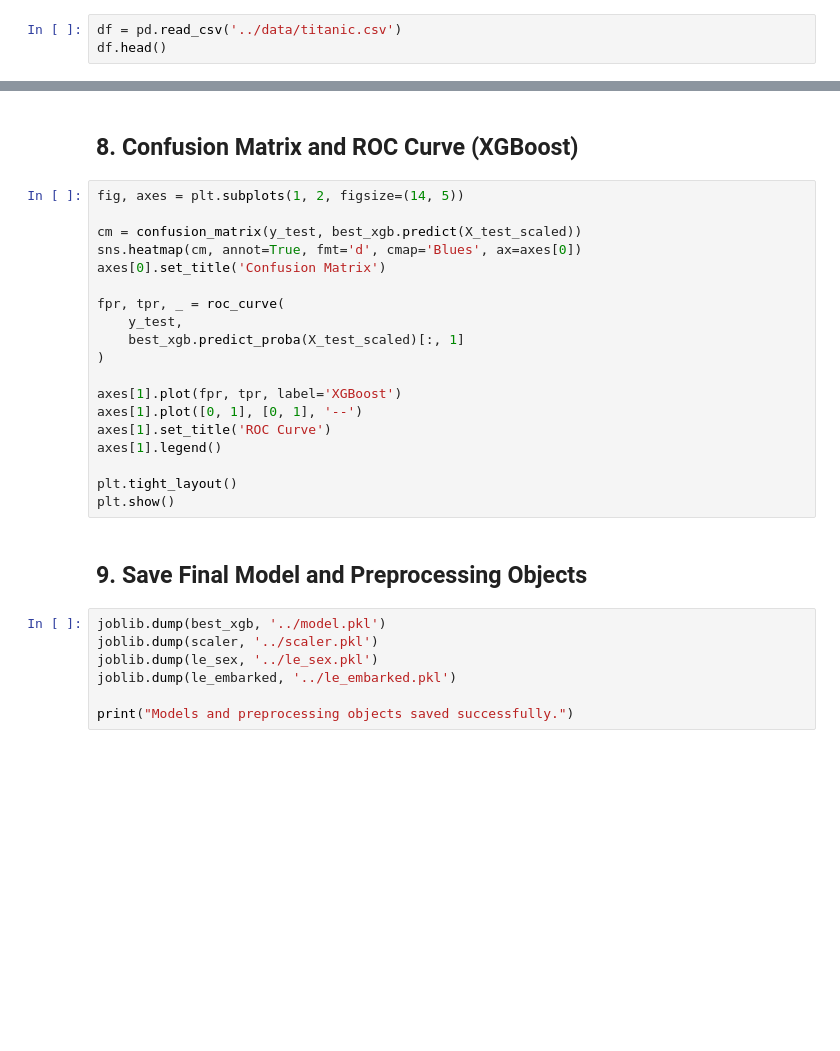
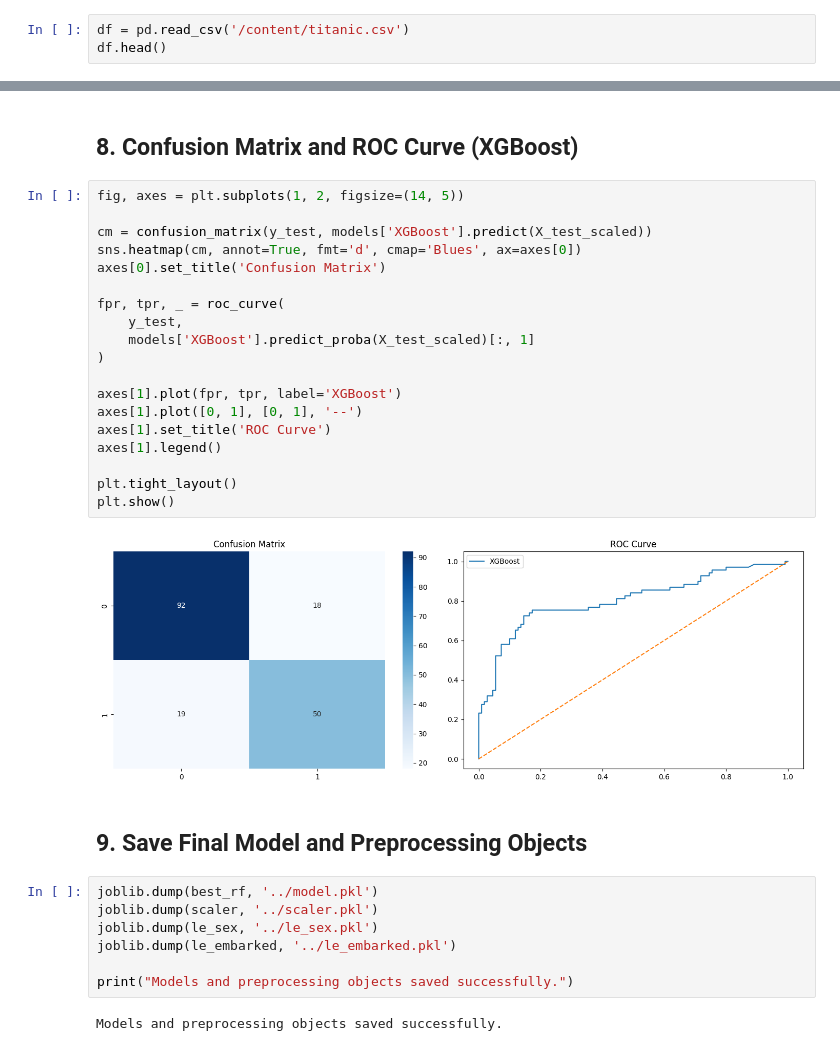
Before and after one commit to yusuuf-mm/Titanic-Survival-Prediction-Optimization-Engine, a Jupyter notebook: notebooks/training.ipynb, the cells around one changed output, grey strips where cells are left out. Saved outputs shown, nothing was run; the diff lists cells and outputs as text; blank space fills up the shorter version.

Commit message:
predict

```diff
--- a/notebooks/training.ipynb
+++ b/notebooks/training.ipynb
@@ -59,7 +34,7 @@ ModuleNotFoundError: No module named 'xgboost'
 # %% [markdown]
 ## 2. Data Loading and Preprocessing
 # %%
-df = pd.read_csv('../data/titanic.csv')
+df = pd.read_csv('/content/titanic.csv')
 df.head()
 # %% [output]
 |  | survived | pclass | sex | age | sibsp | parch | fare | embarked | class | who | ... |
@@ -239,28 +239,32 @@ plt.show()
 # %%
 fig, axes = plt.subplots(1, 2, figsize=(14, 5))
 
-cm = confusion_matrix(y_test, best_xgb.predict(X_test_scaled))
+cm = confusion_matrix(y_test, models['XGBoost'].predict(X_test_scaled))
 sns.heatmap(cm, annot=True, fmt='d', cmap='Blues', ax=axes[0])
 axes[0].set_title('Confusion Matrix')
 
 fpr, tpr, _ = roc_curve(
     y_test,
-    best_xgb.predict_proba(X_test_scaled)[:, 1]
+    models['XGBoost'].predict_proba(X_test_scaled)[:, 1]
 )
 
 axes[1].plot(fpr, tpr, label='XGBoost')
 axes[1].plot([0, 1], [0, 1], '--')
 axes[1].set_title('ROC Curve')
 axes[1].legend()
 
 plt.tight_layout()
 plt.show()
+# %% [output]
+[figure, added]
 # %% [markdown]
 ## 9. Save Final Model and Preprocessing Objects
 # %%
-joblib.dump(best_xgb, '../model.pkl')
+joblib.dump(best_rf, '../model.pkl')
 joblib.dump(scaler, '../scaler.pkl')
 joblib.dump(le_sex, '../le_sex.pkl')
 joblib.dump(le_embarked, '../le_embarked.pkl')
 
 print("Models and preprocessing objects saved successfully.")
+# %% [output]
+Models and preprocessing objects saved successfully.
```
Also changed, not shown: parts of 9 cells of this notebook, 4 other files.
